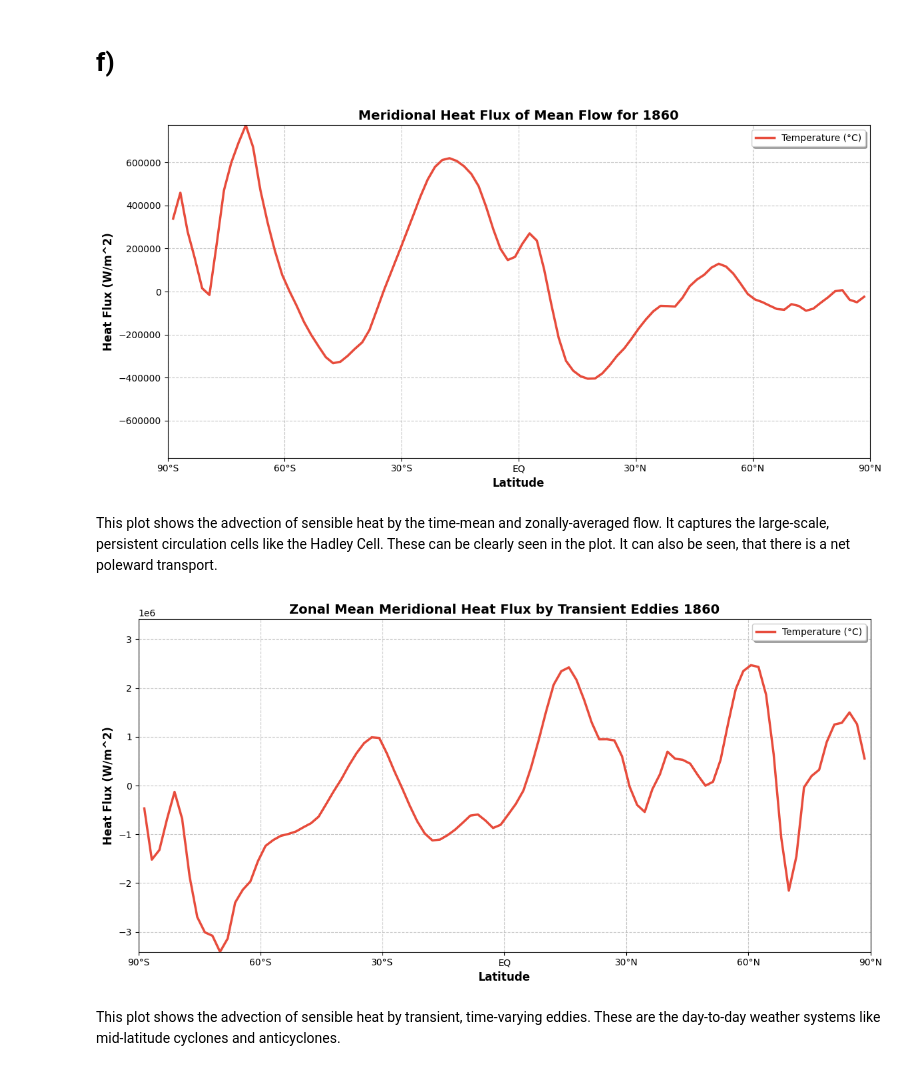
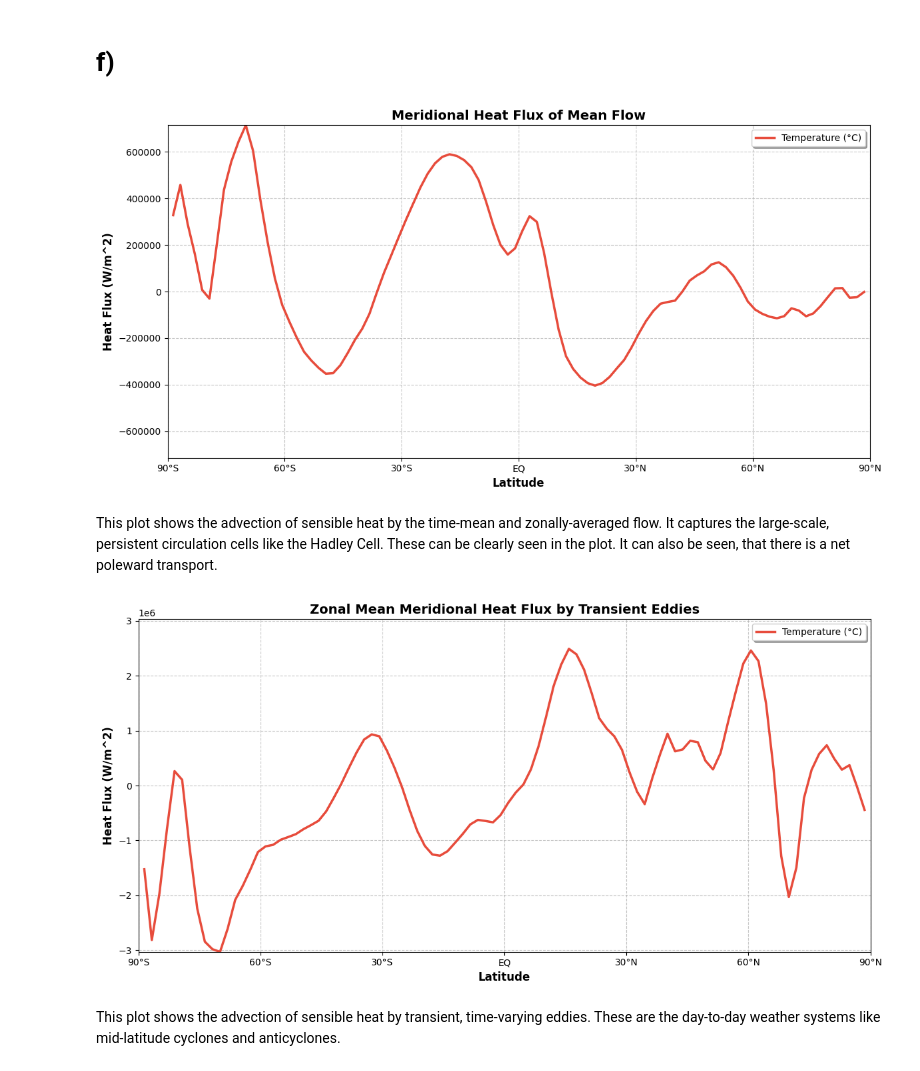
Before and after one commit to antonroefer/atmosphaeren-und-klimaphysik, a Jupyter notebook: notebooks/Übung 7.ipynb, the cells around one changed output. Saved outputs shown, nothing was run; the diff lists cells and outputs as text; code cells hidden in the pictures.

Commit message:
Changed to 40 Years

```diff
--- a/notebooks/Übung 7.ipynb
+++ b/notebooks/Übung 7.ipynb
@@ -9,9 +9,9 @@ import cmocean
 vas = xr.open_dataset(r'..\data\raw\vas_1860_1899.nc')
 tas = xr.open_dataset(r'..\data\raw\tas_1860_1899.nc')
 # %%
-t_mean_wind = vas.vas.groupby('time.year').mean('time')
+t_mean_wind = vas.vas.mean('time')
 # %%
-t_mean_temp = tas.tas.groupby('time.year').mean('time')
+t_mean_temp = tas.tas.mean('time')
 # %% [markdown]
 # a)
 # %%
@@ -224,12 +224,12 @@ This plot shows the deviation of the 10m wind speed to the zonal average wind sp
 # %%
 # Calculate temporal variability by computing anomalies from the climatology
 # instead of zonal average anomalies (as in cell 9)
-temp_var_temp = tas.tas[:12,:,:] - t_mean_temp[0,:,:].values[np.newaxis, :, :]
-temp_var_wind = vas.vas[:12,:,:] - t_mean_wind[0,:,:].values[np.newaxis, :, :]
+temp_var_temp = tas.tas[:,:] - t_mean_temp[:,:].values[np.newaxis, :, :]
+temp_var_wind = vas.vas[:,:] - t_mean_wind[:,:].values[np.newaxis, :, :]
 
 # Calculate the variance by squaring the anomalies and taking the time mean
-t_mean_temp_var_temp = (temp_var_temp**2).groupby('time.year').mean('time')
-t_mean_temp_var_wind = (temp_var_wind**2).groupby('time.year').mean('time')
+t_mean_temp_var_temp = (temp_var_temp**2).mean('time')
+t_mean_temp_var_wind = (temp_var_wind**2).mean('time')
 # %%
 # Create figure and axes with a specific projection
 plt.figure(figsize=(12, 8))
@@ -307,7 +307,7 @@ This plot shows the mean deviation of the 10m meridional wind speed to the yearl
 # %%
 cp = 1004 # J/kg/K
 # %%
-t_covariance = cp * (temp_var_temp * temp_var_wind).groupby('time.year').mean('time')
+t_covariance = cp * (temp_var_temp * temp_var_wind).mean('time')
 # %%
 # Create figure and axes with a specific projection
 plt.figure(figsize=(12, 8))
@@ -358,7 +358,7 @@ s_s_covariance = cp * (s_covariance).mean('lon')
 fig, ax = plt.subplots(figsize=(12, 6))
 
 # Convert temperature from Kelvin to Celsius
-temperature_celsius = spatial_spatial[year, :]
+temperature_celsius = spatial_spatial[ :]
 
 edge = np.abs(temperature_celsius).max()
 
@@ -373,7 +373,7 @@ ax.set_axisbelow(True)
 # Add labels and title
 ax.set_xlabel('Latitude', fontsize=12, fontweight='bold')
 ax.set_ylabel('Heat Flux (W/m^2)', fontsize=12, fontweight='bold')
-ax.set_title(f'Meridional Heat Flux of Mean Flow for {year+1860}', fontsize=14, fontweight='bold')
+ax.set_title(f'Meridional Heat Flux of Mean Flow', fontsize=14, fontweight='bold')
 ax.set_ylim(-edge,edge)
 
 
@@ -391,7 +391,7 @@ ax.set_xticklabels(['90°S', '60°S', '30°S', 'EQ', '30°N', '60°N', '90°N'])
 plt.tight_layout()
 plt.show()
 # %% [output]
-[figure, old version]
+[figure, new version]
 # %% [markdown]
 This plot shows the advection of sensible heat by the time-mean and zonally-averaged flow. It captures the large-scale, persistent circulation cells like the Hadley Cell. These can be clearly seen in the plot. It can also be seen, that there is a net poleward transport.
 # %%
@@ -399,40 +399,40 @@ This plot shows the advection of sensible heat by the time-mean and zonally-aver
 fig, ax = plt.subplots(figsize=(12, 6))
 
 # Convert temperature from Kelvin to Celsius
-temperature_celsius = s_t_covariance[year, :]
+temperature_celsius = s_t_covariance[ :]
 
 edge = np.abs(temperature_celsius).max()
 
 # Plot temperature with improved styling
 ax.plot(mean_zonal_temp.lat, temperature_celsius,
     linewidth=2.5, color='#e74c3c', label='Temperature (°C)')
 
 # Add gridlines and improve aesthetics
 ax.grid(True, linestyle='--', alpha=0.7)
 ax.set_axisbelow(True)
 
 # Add labels and title
 ax.set_xlabel('Latitude', fontsize=12, fontweight='bold')
 ax.set_ylabel('Heat Flux (W/m^2)', fontsize=12, fontweight='bold')
-ax.set_title(f'Zonal Mean Meridional Heat Flux by Transient Eddies {year+1860}', fontsize=14, fontweight='bold')
+ax.set_title(f'Zonal Mean Meridional Heat Flux by Transient Eddies', fontsize=14, fontweight='bold')
 ax.set_ylim(-edge,edge)
 
 
 # Add legend
 lines1, labels1 = ax.get_legend_handles_labels()
 
 ax.legend(lines1, labels1, loc='best', frameon=True, fancybox=True,
       shadow=True, fontsize=10)
 
 # Improve x-axis
 ax.set_xlim(-90, 90)
 ax.set_xticks([-90, -60, -30, 0, 30, 60, 90])
 ax.set_xticklabels(['90°S', '60°S', '30°S', 'EQ', '30°N', '60°N', '90°N'])
 
 plt.tight_layout()
 plt.show()
 # %% [output]
-[figure, old version]
+[figure, new version]
 # %% [markdown]
 This plot shows the advection of sensible heat by transient, time-varying eddies. These are the day-to-day weather systems like mid-latitude cyclones and anticyclones.
 # %%
```
Also changed, not shown: parts of 14 cells of this notebook.
